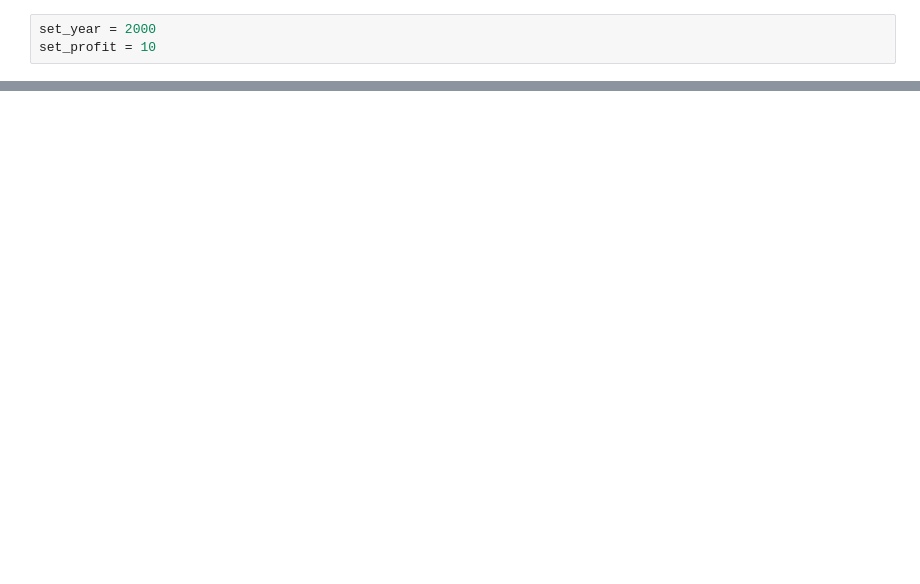
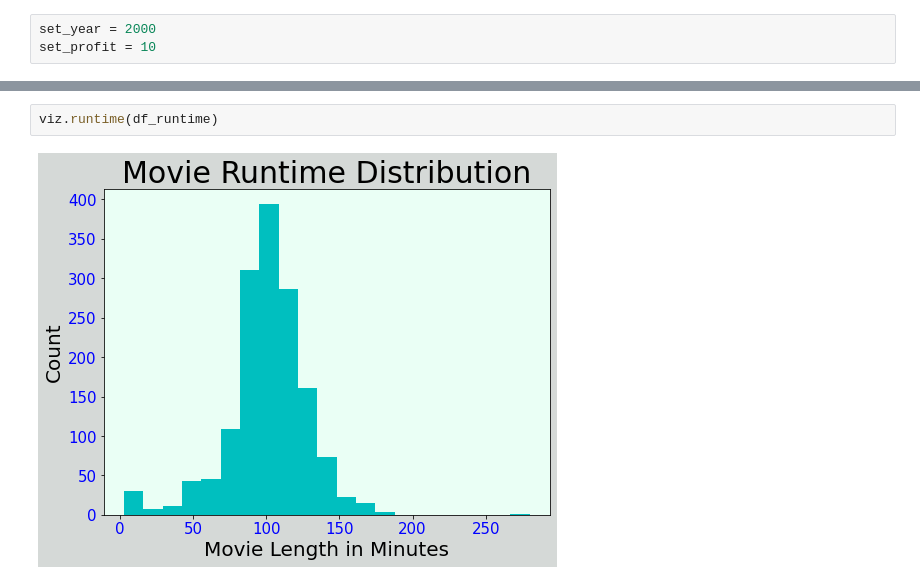
Before and after one commit to ddjh20482/microsoft_studio_movies_analysis, a Jupyter notebook: MS_Studio_Movie_Analysis.ipynb, the cells around one changed output, grey strips where cells are left out. Drawn from its saved outputs; the diff is of its cells as text; blank space fills up the shorter version.

```diff
--- a/MS_Studio_Movie_Analysis.ipynb
+++ b/MS_Studio_Movie_Analysis.ipynb
@@ -302,0 +41,4 @@ df_runtime.runtime_minutes.min()
+# %%
+viz.runtime(df_runtime)
+# %% [output]
+[figure, added]
```
Also changed, not shown: parts of 38 cells of this notebook.
